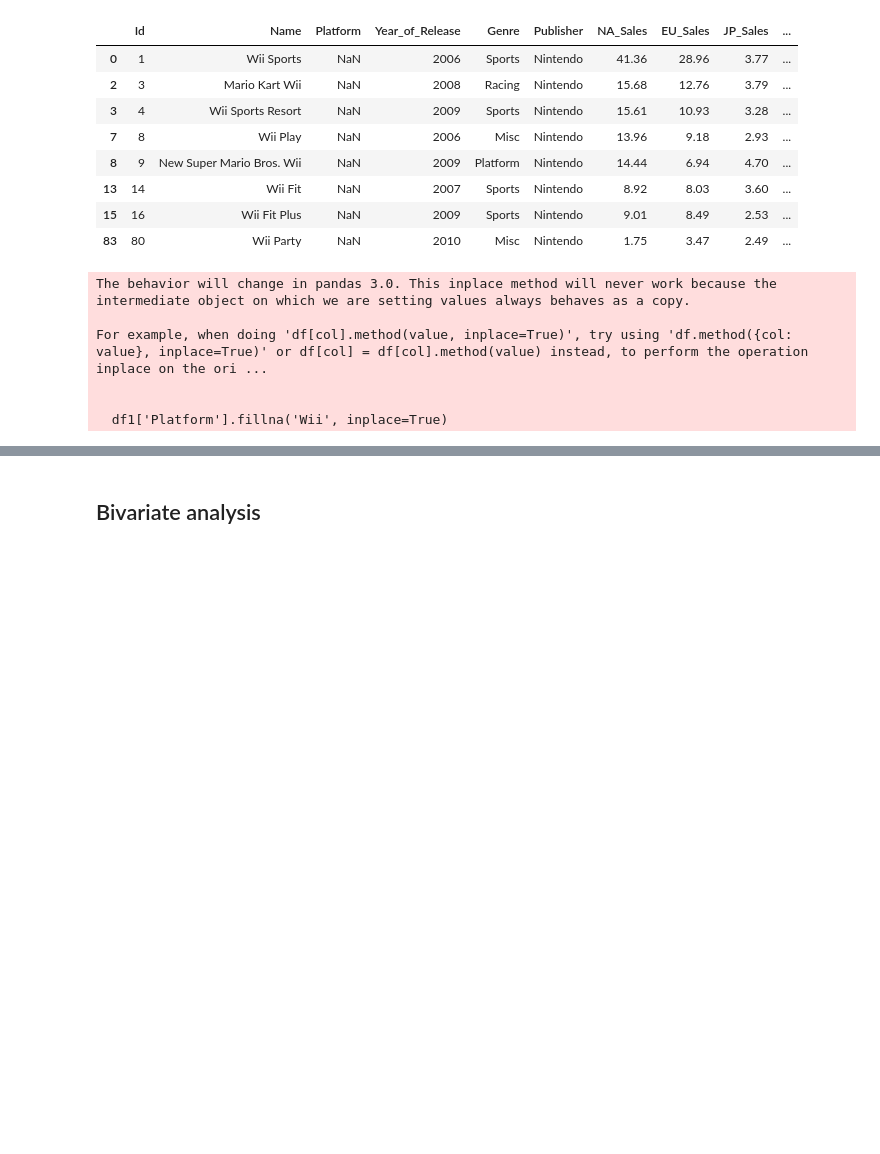
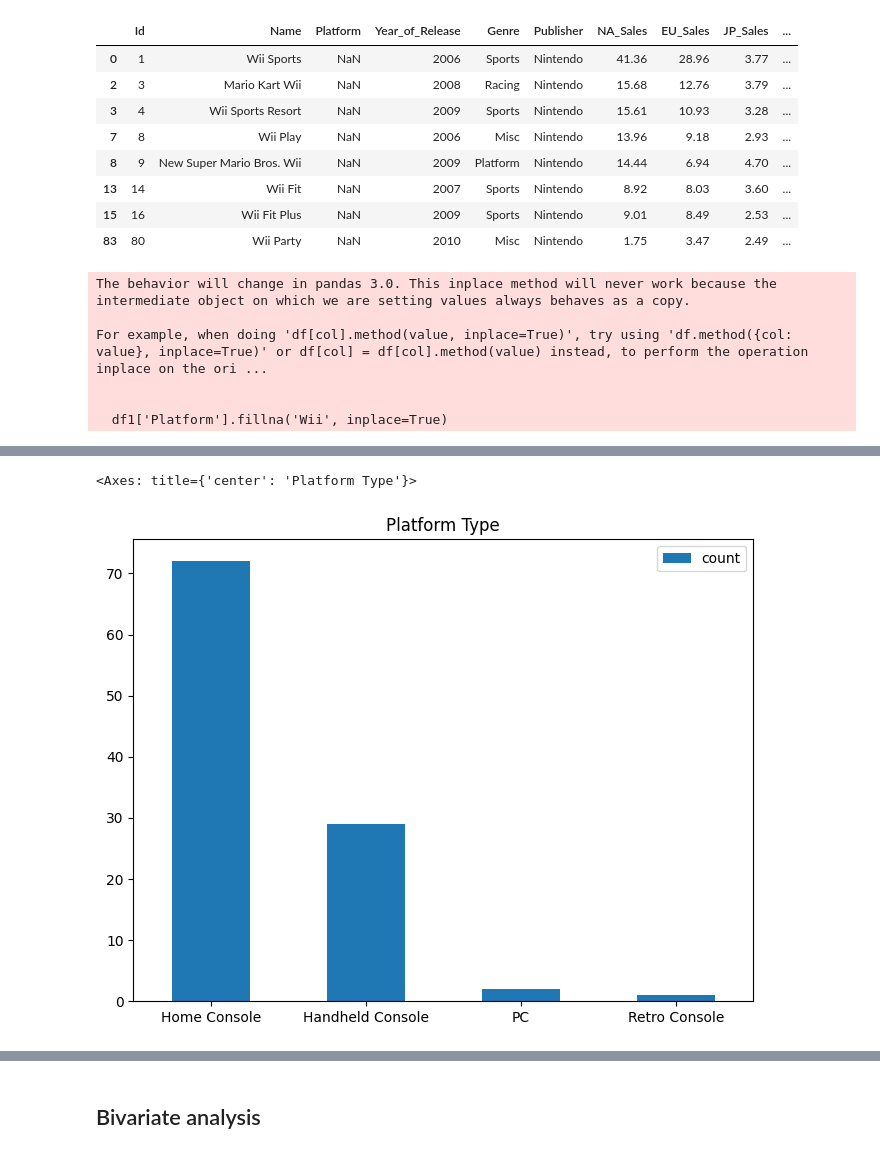
Before and after one commit to camila-galindo/eda-teraverso, a Jupyter notebook: Tera_Challenge_Teraverso_Exploratory_Data_Analysis.ipynb, the cells around one changed output, grey strips where cells are left out. Drawn from its saved outputs; the diff is of its cells as text; code cells hidden in the pictures; blank space fills up the shorter version.

Commit message:
Feat: adding PlatformType, GenreType and PublisherType to group the row by similar characters.

```diff
--- a/Tera_Challenge_Teraverso_Exploratory_Data_Analysis.ipynb
+++ b/Tera_Challenge_Teraverso_Exploratory_Data_Analysis.ipynb
@@ -395,0 +391,19 @@ For example, when doing 'df[col].method(value, inplace=True)', try using 'df.met
+# %%
+df1['PlatformType'] = df1['Platform'].apply(lambda x: 'Home Console' if x in ['Wii', 'NES', 'SNES', 'N64', 'X3600000', 'X360', 'XB', 'XOne','PS3', 'PS2', 'PS', 'PS4'] else
+                                            'Handheld Console' if x in ['GB', 'DS', 'GBA', '3DS', 'PSP'] else
+                                            'Retro Console' if x == '2600' else
+                                            'PC' if x == 'PC' else
+                                            None)
+# %%
+df1['GenreType'] = df1['Genre'].apply(lambda x: 'Action and Combat' if x in ['Platform', 'Action', 'Shooter', 'Fighting'] else
+                                      'Sports and Racing' if x in ['Sports', 'Racing'] else
+                                      'Adventure and Exploration' if x in ['Adventure', 'Role-Playing'] else
+                                      'Strategy and Simulation' if x in ['Puzzle', 'Simulation'] else
+                                      'Miscellaneous' if x == 'Misc' else
+                                      None)
+# %%
+df1['PublisherType'] = df1['Publisher'].apply(lambda x: 'First-Party Publishers' if x in ['Nintendo', 'Microsoft Game Studios', 'Sony Computer Entertainment'] else
+                                              'Third-Party Publishers' if x in ['Electronic Arts', 'Take-Two Interactive', 'Activision', 'Ubisoft'] else
+                                              'RPG Publishers' if x in ['Bethesda Softworks', 'SquareSoft'] else
+                                              'Classic Publishers' if x in ['Sega', 'Atari'] else
+                                              None)
@@ -395,0 +419,5 @@ For example, when doing 'df[col].method(value, inplace=True)', try using 'df.met
+# %%
+df1['PlatformType'].value_counts().plot(kind="bar", legend=True, xlabel="", figsize=(8, 6), rot=0, title="Platform Type")
+# %% [output]
+<Axes: title={'center': 'Platform Type'}>
+[figure, added]
```
Also changed, not shown: parts of 8 cells of this notebook.
